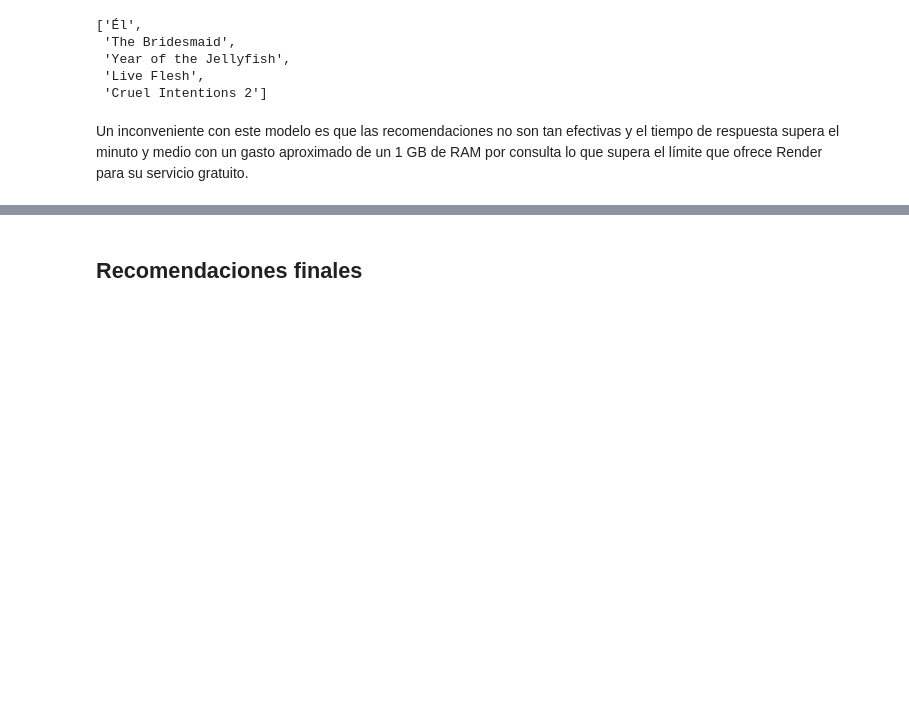
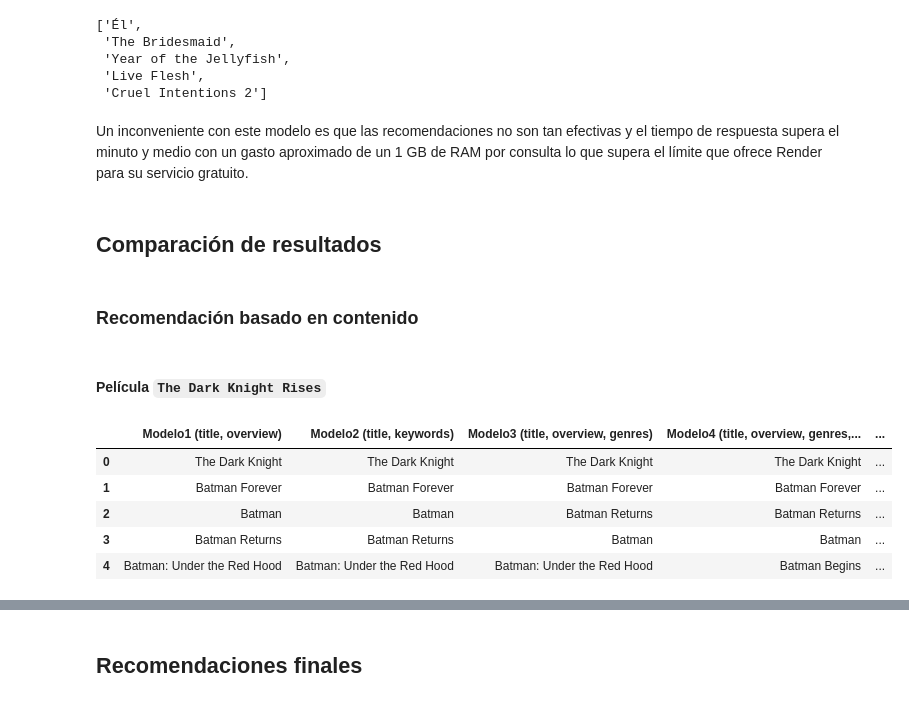
Before and after one commit to DanniRodrJ/Content-Based_Movie_Recommendation_System, a Jupyter notebook: data-science-notebooks/ML.ipynb, the cells around one changed output, grey strips where cells are left out. Drawn from its saved outputs; the diff is of its cells as text; code cells hidden in the pictures; blank space fills up the shorter version.

````diff
--- a/data-science-notebooks/ML.ipynb
+++ b/data-science-notebooks/ML.ipynb
@@ -320,5 +450,5 @@ modelo4['actors'] = modelo4['actors'].fillna('').apply(lambda x: ' '.join(x.repl
 # %%
 # Se crea una instancia de la clase TfidfVectorizer con los parámetros deseados
 tfidf_4 = TfidfVectorizer(stop_words="english", ngram_range=(1, 2))
-# Aplicar la transformación TF-IDF al texto contenido en las columnas "overview_clean", "genres", "actors" y "director" del dataframe 'modelo4'
-tfidf_matriz_4 = tfidf_4.fit_transform(modelo4['overview_clean'] + ' ' + modelo4['genres'] + ' ' + modelo4['director'] + ' ' + modelo4['actors'])
+# Aplicar la transformación TF-IDF al texto contenido en las columnas "overview_clean", "genres" y "director" del dataframe 'modelo4'
+tfidf_matriz_4 = tfidf_4.fit_transform(modelo4['overview_clean'] + ' ' + modelo4['genres'] + ' ' + modelo4['director'])
@@ -380,0 +567,20 @@ get_recomendacion_m4('Titanic')
+# %%
+def get_recomendacion_m5(titulo):
+  # Se crea un objeto 'indices' que mapea los títulos de las películas a sus índices correspondientes en el DataFrame 'modelo5'
+  indices = pd.Series(modelo5.index, index=modelo5['title']).drop_duplicates()
+  # Se busca el índice de la película de entrada utilizando el objeto 'indices'
+  idx = pd.Series(indices[titulo]) if titulo in indices else None
+  # Si la película de entrada no se encuentra en el DataFrame, se devuelve un mensaje de error
+  if idx is None:
+    return "Película no encontrada"
+  # Si el título de la película está duplicado, se devuelve el índice de la primera aparición del título en el DataFrame
+  if modelo5.duplicated(['title']).any():
+    primer_idx = modelo5[modelo5['title'] == titulo].index[0]
+    if not idx.equals(pd.Series(primer_idx)):
+      idx = pd.Series(primer_idx)
+  # Se calcula la similitud coseno entre la película de entrada y todas las demás películas en la matriz de características
+  simil = sorted(enumerate(cosine_similarity(tfidf_matriz_5[idx], tfidf_matriz_5).flatten()), key=lambda x: x[1], reverse=True)[1:6]
+  # Se obtienen los títulos de las películas más similares utilizando el índice de cada película
+  recomendaciones = modelo5.iloc[[i[0] for i in simil], :]['title'].tolist()
+  # Se devuelve la lista de títulos de las películas recomendadas
+  return recomendaciones
@@ -483,3 +828,37 @@ get_recomendacion_m5('Titanic')
  'Cruel Intentions 2']
 # %% [markdown]
 Un inconveniente con este modelo es que las recomendaciones no son tan efectivas y el tiempo de respuesta supera el minuto y medio con un gasto aproximado de un 1 GB de RAM por consulta lo que supera el límite que ofrece Render para su servicio gratuito.
+# %% [markdown]
+## **Comparación de resultados**
+# %% [markdown]
+### Recomendación basado en contenido
+# %% [markdown]
+#### Película ```The Dark Knight Rises```
+# %%
+# Película llamada "The Dark Knight Rises"
+movie_title = "The Dark Knight Rises"
+
+# Obtener las recomendaciones de los tres casos
+modelo1 = get_recomendacion_m1(movie_title)
+modelo2 = get_recomendacion_m2(movie_title)
+modelo3 = get_recomendacion_m3(movie_title)
+modelo4 = get_recomendacion_m4(movie_title)
+modelo5 = get_recomendacion_m5(movie_title)
+
+# Crear un DataFrame con las recomendaciones
+recs_contenido = pd.DataFrame({
+    'Modelo1 (title, overview)': modelo1,
+    'Modelo2 (title, keywords)': modelo2,
+    'Modelo3 (title, overview, genres)': modelo3,
+    'Modelo4 (title, overview, genres, director)': modelo4,
+    'Modelo5 (title, overview, genres, director, actors)': modelo5
+})
+
+recs_contenido
+# %% [output]
+|  | Modelo1 (title, overview) | Modelo2 (title, keywords) | Modelo3 (title, overview, genres) | Modelo4 (title, overview, genres,... | ... |
+| 0 | The Dark Knight | The Dark Knight | The Dark Knight | The Dark Knight | ... |
+| 1 | Batman Forever | Batman Forever | Batman Forever | Batman Forever | ... |
+| 2 | Batman | Batman | Batman Returns | Batman Returns | ... |
+| 3 | Batman Returns | Batman Returns | Batman | Batman | ... |
+| 4 | Batman: Under the Red Hood | Batman: Under the Red Hood | Batman: Under the Red Hood | Batman Begins | ... |
````
Also changed, not shown: parts of 104 cells of this notebook, 1 other file.
